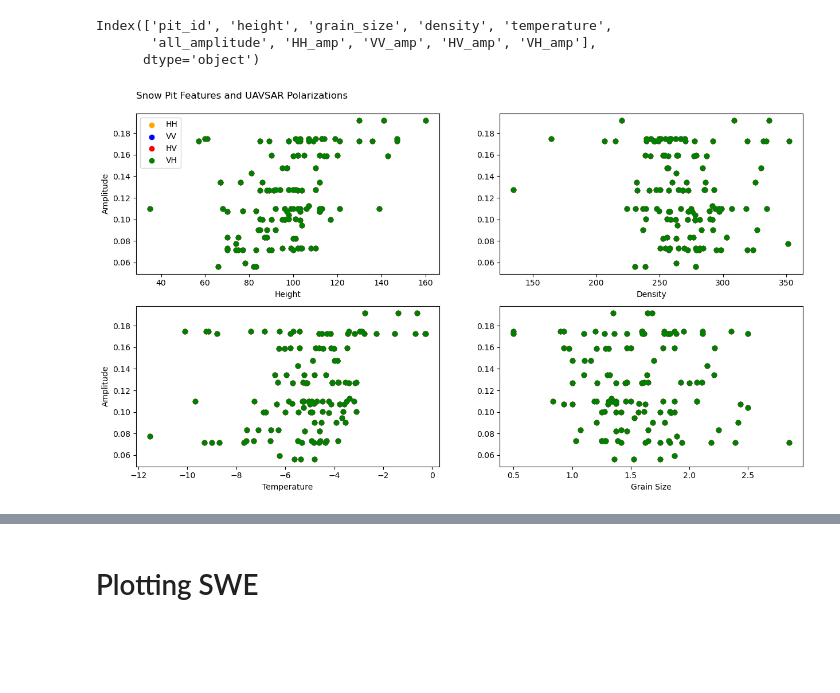
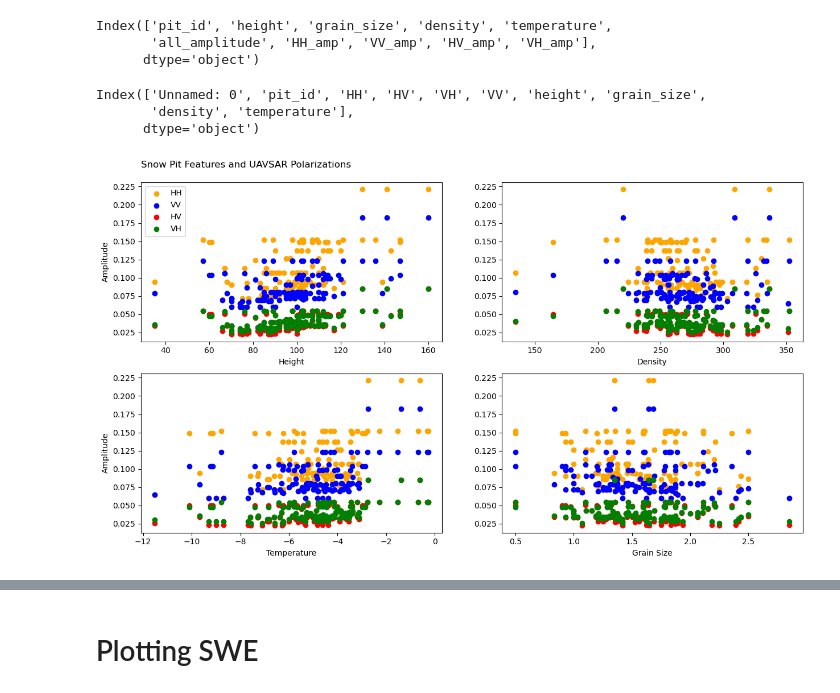
Before and after one commit to anuhyabs/radar_prediction, a Jupyter notebook: contributors/Aaliyah/Plots.ipynb, the cells around one changed output, grey strips where cells are left out. Saved outputs shown, nothing was run; the diff lists cells and outputs as text; code cells hidden in the pictures; blank space fills up the shorter version.

Commit message:
created correlation plots

```diff
--- a/contributors/Aaliyah/Plots.ipynb
+++ b/contributors/Aaliyah/Plots.ipynb
@@ -102,45 +102,56 @@ Index(['pit_id', 'height', 'grain_size', 'density', 'temperature',
 # %%
 export = pits[['height', 'grain_size', 'density', 'temperature','HH_amp']]
 export.to_csv('data_for_modeling.csv')
+# %%
+pits = pd.read_csv('final_data(2).csv')
+# %%
+pits.columns
+# %% [output]
+Index(['Unnamed: 0', 'pit_id', 'HH', 'HV', 'VH', 'VV', 'height', 'grain_size',
+       'density', 'temperature'],
+      dtype='object')
+# %%
+pits = pits[['HH', 'HV', 'VH', 'VV', 'height', 'grain_size',
+       'density', 'temperature']]
 # %%
 fig, axis = plt.subplots(2, 2)
 fig.set_size_inches(15, 8)
 
 #height
-axis[0, 0].scatter(pits.height, pits.HH_amp, color = 'orange', label = 'HH')
-axis[0, 0].scatter(pits.height, pits.VV_amp, color = 'blue', label = 'VV')
-axis[0, 0].scatter(pits.height, pits.HV_amp, color = 'red', label = 'HV')
-axis[0, 0].scatter(pits.height, pits.VH_amp, color = 'green', label = 'VH')
+axis[0, 0].scatter(pits.height, pits.HH, color = 'orange', label = 'HH')
+axis[0, 0].scatter(pits.height, pits.VV, color = 'blue', label = 'VV')
+axis[0, 0].scatter(pits.height, pits.HV, color = 'red', label = 'HV')
+axis[0, 0].scatter(pits.height, pits.VH, color = 'green', label = 'VH')
 axis[0, 0].set_xlabel('Height')
 axis[0, 0].set_ylabel('Amplitude')
 
 #temperature
-axis[1, 0].scatter(pits.temperature, pits.HH_amp, color = 'orange', label = 'HH')
-axis[1, 0].scatter(pits.temperature, pits.VV_amp, color = 'blue', label = 'VV')
-axis[1, 0].scatter(pits.temperature, pits.HV_amp, color = 'red', label = 'HV')
-axis[1, 0].scatter(pits.temperature, pits.VH_amp, color = 'green', label = 'VH')
+axis[1, 0].scatter(pits.temperature, pits.HH, color = 'orange', label = 'HH')
+axis[1, 0].scatter(pits.temperature, pits.VV, color = 'blue', label = 'VV')
+axis[1, 0].scatter(pits.temperature, pits.HV, color = 'red', label = 'HV')
+axis[1, 0].scatter(pits.temperature, pits.VH, color = 'green', label = 'VH')
 axis[1, 0].set_xlabel('Temperature')
 axis[1, 0].set_ylabel('Amplitude')
 
 #density
-axis[0, 1].scatter(pits.density, pits.HH_amp, color = 'orange', label = 'HH')
-axis[0, 1].scatter(pits.density, pits.VV_amp, color = 'blue', label = 'VV')
-axis[0, 1].scatter(pits.density, pits.HV_amp, color = 'red', label = 'HV')
-axis[0, 1].scatter(pits.density, pits.VH_amp, color = 'green', label = 'VH')
+axis[0, 1].scatter(pits.density, pits.HH, color = 'orange', label = 'HH')
+axis[0, 1].scatter(pits.density, pits.VV, color = 'blue', label = 'VV')
+axis[0, 1].scatter(pits.density, pits.HV, color = 'red', label = 'HV')
+axis[0, 1].scatter(pits.density, pits.VH, color = 'green', label = 'VH')
 axis[0, 1].set_xlabel('Density')
 #axis[0, 1].set_ylabel('Amplitude')
 
 #grain_size
-axis[1, 1].scatter(pits.grain_size, pits.HH_amp, color = 'orange', label = 'HH')
-axis[1, 1].scatter(pits.grain_size, pits.VV_amp, color = 'blue', label = 'VV')
-axis[1, 1].scatter(pits.grain_size, pits.HV_amp, color = 'red', label = 'HV')
-axis[1, 1].scatter(pits.grain_size, pits.VH_amp, color = 'green', label = 'VH')
+axis[1, 1].scatter(pits.grain_size, pits.HH, color = 'orange', label = 'HH')
+axis[1, 1].scatter(pits.grain_size, pits.VV, color = 'blue', label = 'VV')
+axis[1, 1].scatter(pits.grain_size, pits.HV, color = 'red', label = 'HV')
+axis[1, 1].scatter(pits.grain_size, pits.VH, color = 'green', label = 'VH')
 axis[1, 1].set_xlabel('Grain Size')
 #axis[1, 1].set_ylabel('Amplitude')
 
 
 axis[0, 0].set_title('Snow Pit Features and UAVSAR Polarizations\n', loc = 'left')
 axis[0, 0].legend(loc = 'upper left')
 plt.show()
 # %% [output]
-[figure, old version]
+[figure, new version]
```
Also changed, not shown: parts of 16 cells of this notebook, 1 other file.
